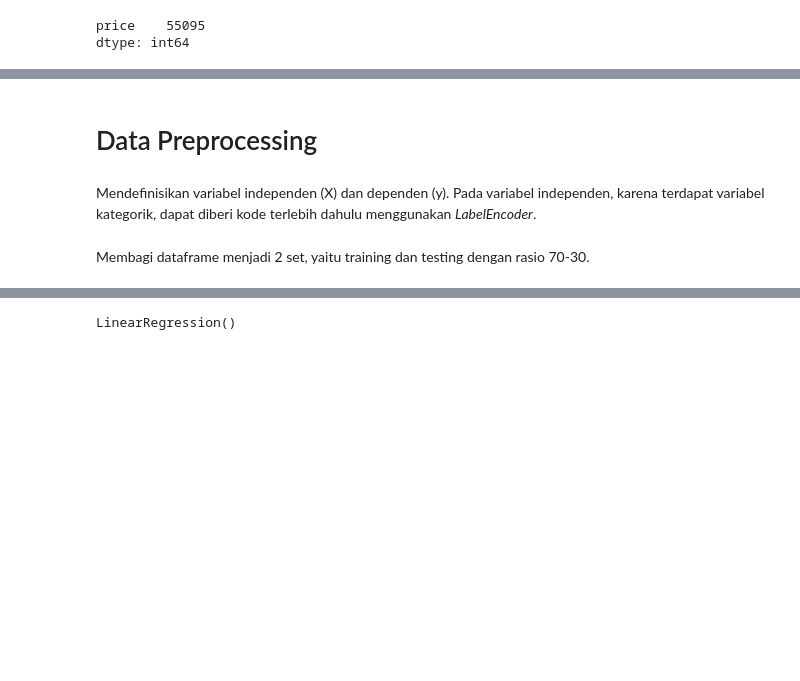
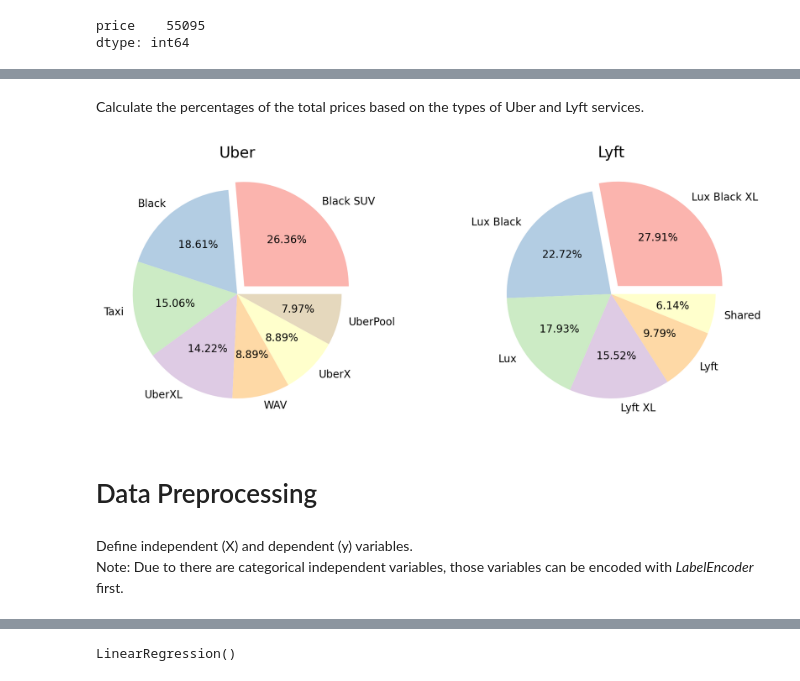
Before and after one commit to darren7753/H8_3, a Jupyter notebook: PYTN_KampusMerdeka_fp1_Athifah_Darren/PYTN_KampusMerdeka_fp1_Athifah_Darren.ipynb, the cells around one changed output, grey strips where cells are left out. Saved outputs shown, nothing was run; the diff lists cells and outputs as text; code cells hidden in the pictures; blank space fills up the shorter version.

```diff
--- a/PYTN_KampusMerdeka_fp1_Athifah_Darren/PYTN_KampusMerdeka_fp1_Athifah_Darren.ipynb
+++ b/PYTN_KampusMerdeka_fp1_Athifah_Darren/PYTN_KampusMerdeka_fp1_Athifah_Darren.ipynb
@@ -133,7 +118,27 @@ for i in df.columns[df.dtypes == object]:
+# %% [markdown]
+Calculate the percentages of the total prices based on the types of Uber and Lyft services.
+# %%
+uber_name = df_without_outliers[df_without_outliers["cab_type"] == "Uber"].groupby("name").sum()[["price"]].sort_values("price",ascending=False)
+lyft_name = df_without_outliers[df_without_outliers["cab_type"] == "Lyft"].groupby("name").sum()[["price"]].sort_values("price",ascending=False)
+
+fig,ax = plt.subplots(figsize=(10,4),dpi=200,nrows=1,ncols=2)
+
+ax[0].pie(uber_name["price"],labels=uber_name.index,autopct="%.2f%%",explode=[0.1,0,0,0,0,0,0],colors=sns.color_palette("Pastel1"))
+ax[0].set_title("Uber")
+
+ax[1].pie(lyft_name["price"],labels=lyft_name.index,autopct="%.2f%%",explode=[0.1,0,0,0,0,0],colors=sns.color_palette("Pastel1"))
+ax[1].set_title("Lyft")
+
+plt.tight_layout()
+plt.show()
+# %% [output]
+[figure, added]
 # %% [markdown]
 # Data Preprocessing
-# %% [markdown]
-Mendefinisikan variabel independen (X) dan dependen (y). Pada variabel independen, karena terdapat variabel kategorik, dapat diberi kode terlebih dahulu menggunakan *LabelEncoder*.
+# %% [markdown]
+Define independent (X) and dependent (y) variables.
+<br>
+Note: Due to there are categorical independent variables, those variables can be encoded with *LabelEncoder* first.
 # %%
 from sklearn.preprocessing import LabelEncoder
 
@@ -143,2 +147,0 @@ y = df["price"]
-# %% [markdown]
-Membagi dataframe menjadi 2 set, yaitu training dan testing dengan rasio 70-30.
```
Also changed, not shown: parts of 77 cells of this notebook.
